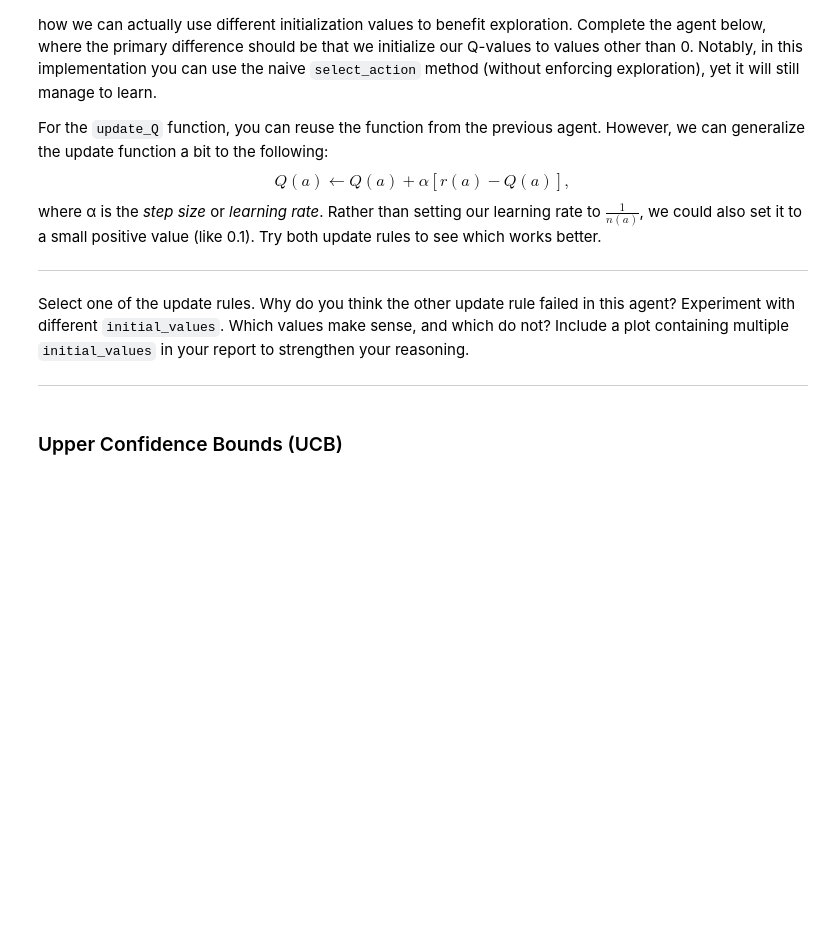
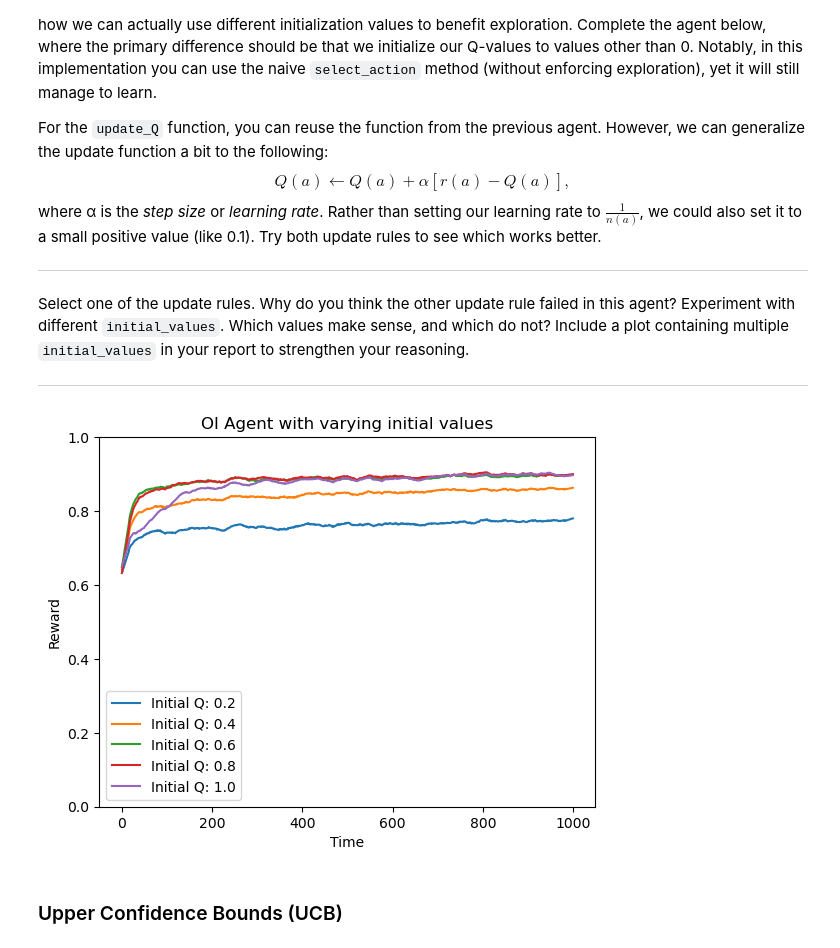
Before and after one commit to RyanRamdhan/RL_Assignment1, a Jupyter notebook: RL_Bachelor_Assignment_1A.ipynb, the cells around one changed output. Saved outputs shown, nothing was run; the diff lists cells and outputs as text; code cells hidden in the pictures; blank space fills up the shorter version.

```diff
--- a/RL_Bachelor_Assignment_1A.ipynb
+++ b/RL_Bachelor_Assignment_1A.ipynb
@@ -375,36 +378,40 @@ Experiment with different `initial_values`. Which values make sense, and which d
 class OptimisticInitializationAgent(Agent):
     def __init__(self, n_actions, initial_value=0.0):
         super().__init__(n_actions) # Call parent class init
 
-        raise NotImplementedError()
+        self.alpha = 0.1
+        self.Q = np.full(n_actions, initial_value)
 
     def select_action(self, **kwargs):
         """ Select an action """
 
         # Naive (greedy) method -- leave as is
         # This is intended (although not strictly neccesary).
         # Reason why this still manages to learn
         action = np.argmax(self.Q)
 
         return action
 
     def update_Q(self, action, observed_reward):
         """ After performing actions, update our current knowledge """
 
-        raise NotImplementedError()
+        new_Q = self.Q[action] + self.alpha * (observed_reward - self.Q[action])
+        self.Q[action] = new_Q
 
-initial_values = [] # <--- Think of reasonable values to test here
+initial_values = [0.2, 0.4, 0.6, 0.8, 1.0] # <--- Think of reasonable values to test here
 if len(initial_values) == 0:
     raise NotImplementedError("Think of reasonable initial values to test and fill them in the initial_value list")
 
 plot = LearningCurvePlot("OI Agent with varying initial values")
 for initial_value in initial_values:
     experiment(
         plot,
         agent_class=OptimisticInitializationAgent,
         label=f"Initial Q: {initial_value}",
         initial_value=initial_value,
     )
+# %% [output]
+[figure, added]
 # %% [markdown]
 ### Upper Confidence Bounds (UCB)
 # %% [markdown]
```
Also changed, not shown: parts of 1 cell of this notebook.
